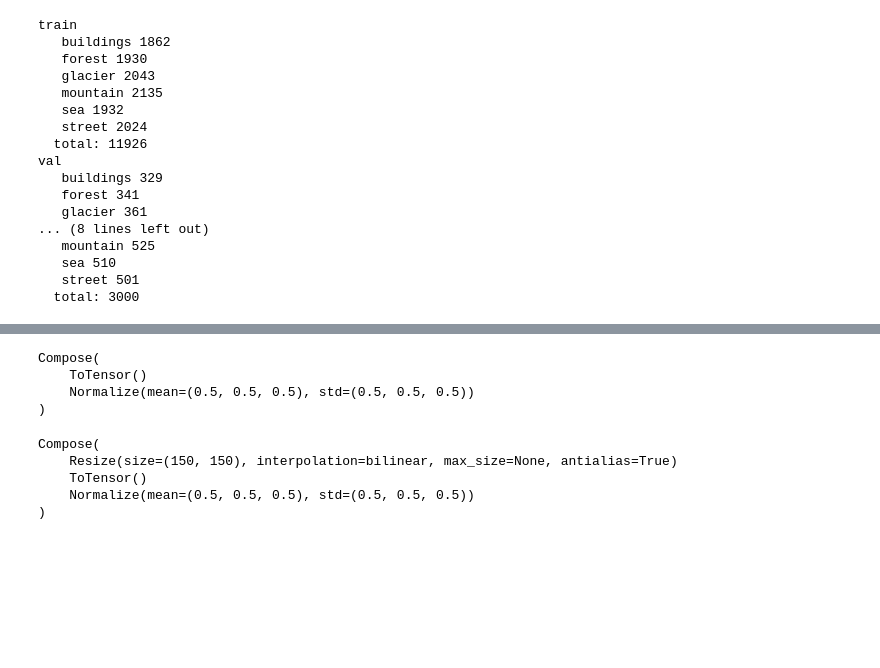
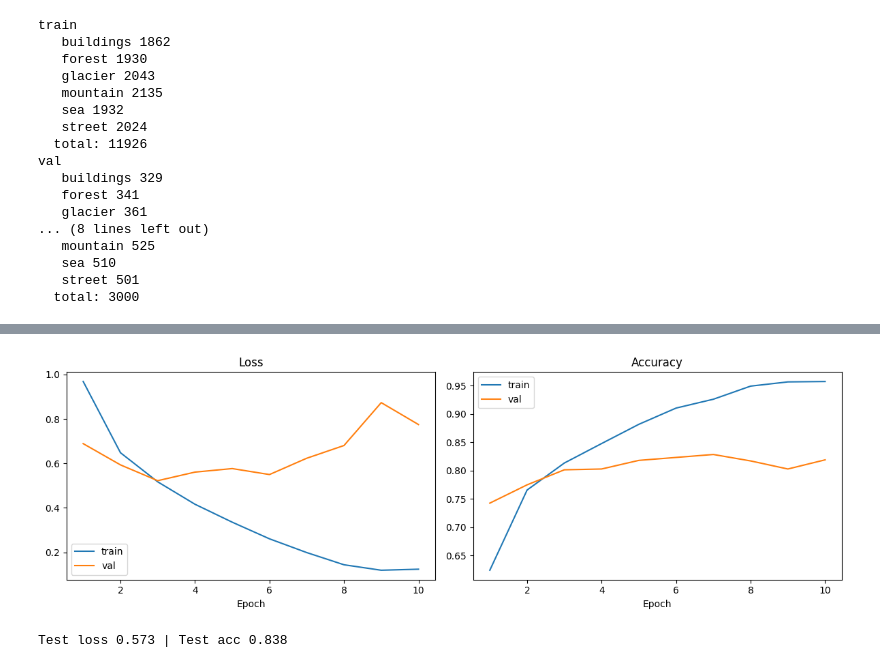
Before and after one commit to sanjil18/CNN-project, a Jupyter notebook: CNN_project.ipynb, the cells around one changed output, grey strips where cells are left out. Saved outputs shown, nothing was run; the diff lists cells and outputs as text; code cells hidden in the pictures; blank space fills up the shorter version.

```diff
--- a/CNN_project.ipynb
+++ b/CNN_project.ipynb
@@ -43,9 +46,9 @@ if already_split:
     print('Split ஏற்கனவே முடிஞ்சிருக்கு, skip பண்றோம்')
 else:
     os.makedirs(val_dir, exist_ok=True)
-    for cls in os.listdir(train_dir):
+    for cls in sorted(os.listdir(train_dir)):
         cls_path = os.path.join(train_dir, cls)
-        images = os.listdir(cls_path)
+        images = sorted(os.listdir(cls_path))
         _, val_images = train_test_split(images, test_size=0.15, random_state=42)
 
         val_cls_dir = os.path.join(val_dir, cls)
@@ -92,5 +95,6 @@ cuda
 # %%
 transform = transforms.Compose([
+    transforms.Resize((150, 150)),
     transforms.ToTensor(),
     transforms.Normalize((0.5, 0.5, 0.5), (0.5, 0.5, 0.5)),
 ])
@@ -99,10 +103,11 @@ train_ds = datasets.ImageFolder(train_dir, transform=transform)
 val_ds   = datasets.ImageFolder(val_dir, transform=transform)
 test_ds  = datasets.ImageFolder(test_dir, transform=transform)
 
-train_loader = DataLoader(train_ds, batch_size=32, shuffle=True)
-val_loader   = DataLoader(val_ds, batch_size=32, shuffle=False)
-test_loader  = DataLoader(test_ds, batch_size=32, shuffle=False)
+train_loader = DataLoader(train_ds, batch_size=32, shuffle=True,  num_workers=2)
+val_loader   = DataLoader(val_ds,   batch_size=32, shuffle=False, num_workers=2)
+test_loader  = DataLoader(test_ds,  batch_size=32, shuffle=False, num_workers=2)
 
+print(train_ds.transform)
 print(train_ds.class_to_idx)
 print(len(train_ds), len(val_ds), len(test_ds))
 # %% [output]
@@ -166,8 +165,0 @@ SimpleCNN(
-# %%
-images, labels = next(iter(train_loader))
-images = images.to(device)
-outputs = model(images)
-
-print('Input shape :', images.shape)
-print('Output shape:', outputs.shape)
-print('Total params:', sum(p.numel() for p in model.parameters()))
@@ -251,27 +225,0 @@ print(len(train_ds), len(val_ds), len(test_ds))
-# %%
-print(train_ds.transform)
-# %% [output]
-Compose(
-    ToTensor()
-    Normalize(mean=(0.5, 0.5, 0.5), std=(0.5, 0.5, 0.5))
-)
-# %%
-from torchvision import transforms
-
-new_transform = transforms.Compose([
-    transforms.Resize((150, 150)),
-    transforms.ToTensor(),
-    transforms.Normalize((0.5, 0.5, 0.5), (0.5, 0.5, 0.5)),
-])
-
-train_ds.transform = new_transform
-val_ds.transform = new_transform
-test_ds.transform = new_transform
-
-print(train_ds.transform)
-# %% [output]
-Compose(
-    Resize(size=(150, 150), interpolation=bilinear, max_size=None, antialias=True)
-    ToTensor()
-    Normalize(mean=(0.5, 0.5, 0.5), std=(0.5, 0.5, 0.5))
-)
@@ -283,0 +226,33 @@ print('Bad batches:', bad)
+# %%
+import json
+import matplotlib.pyplot as plt
+
+with open(f'{project_path}/history_scratch.json', 'w') as f:
+    json.dump(history, f)
+
+epochs = range(1, len(history['train_loss']) + 1)
+fig, ax = plt.subplots(1, 2, figsize=(12, 4))
+
+ax[0].plot(epochs, history['train_loss'], label='train')
+ax[0].plot(epochs, history['val_loss'], label='val')
+ax[0].set_title('Loss')
+ax[0].set_xlabel('Epoch')
+ax[0].legend()
+
+ax[1].plot(epochs, history['train_acc'], label='train')
+ax[1].plot(epochs, history['val_acc'], label='val')
+ax[1].set_title('Accuracy')
+ax[1].set_xlabel('Epoch')
+ax[1].legend()
+
+plt.tight_layout()
+plt.savefig(f'{project_path}/scratch_curves.png', dpi=150)
+plt.show()
+# %% [output]
+[figure, added]
+# %%
+model.load_state_dict(torch.load(save_path, map_location=device))
+test_loss, test_acc = run_epoch(test_loader, train=False)
+print(f'Test loss {test_loss:.3f} | Test acc {test_acc:.3f}')
+# %% [output]
+Test loss 0.573 | Test acc 0.838
```
Also changed, not shown: parts of 13 cells of this notebook.
